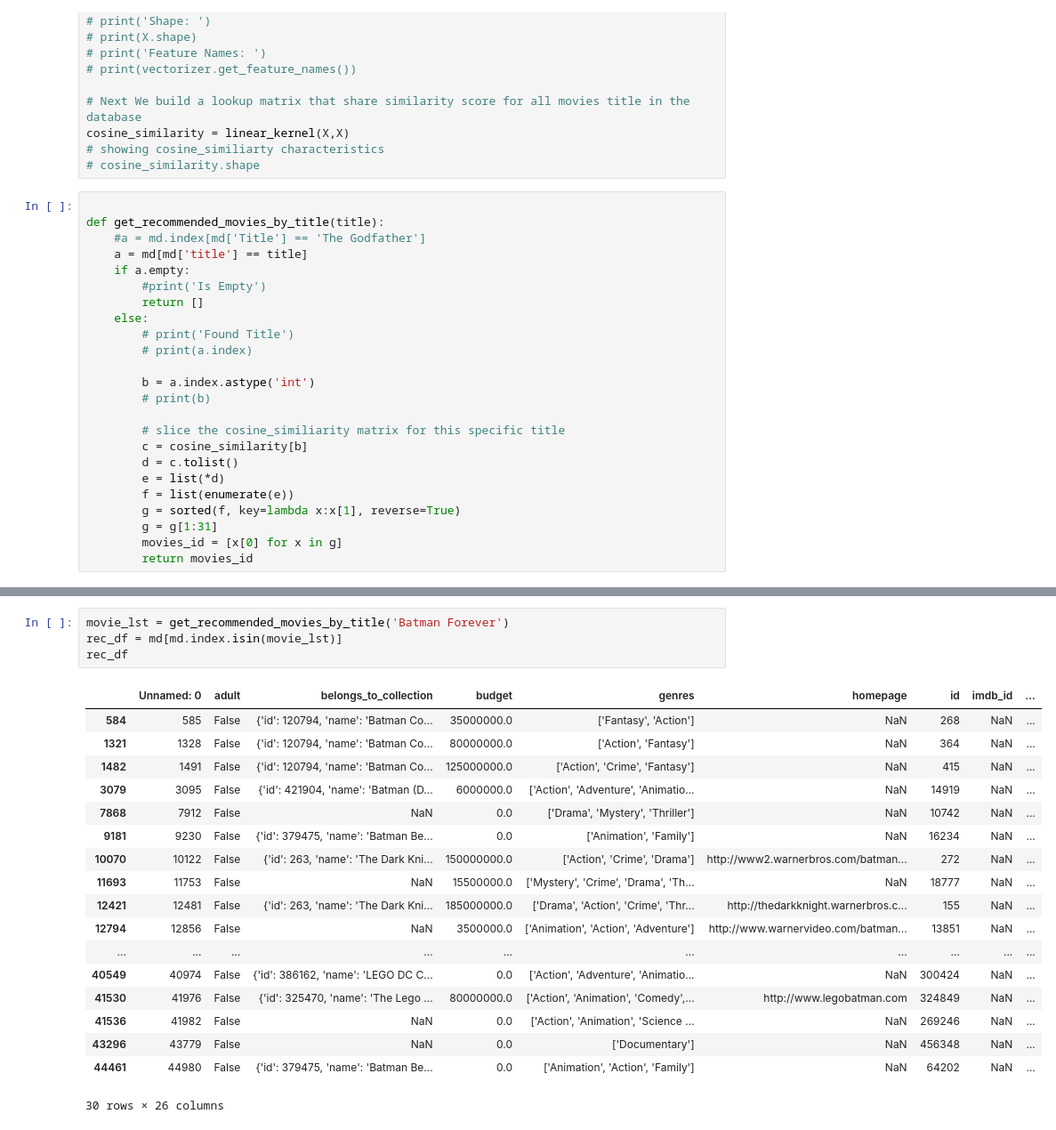
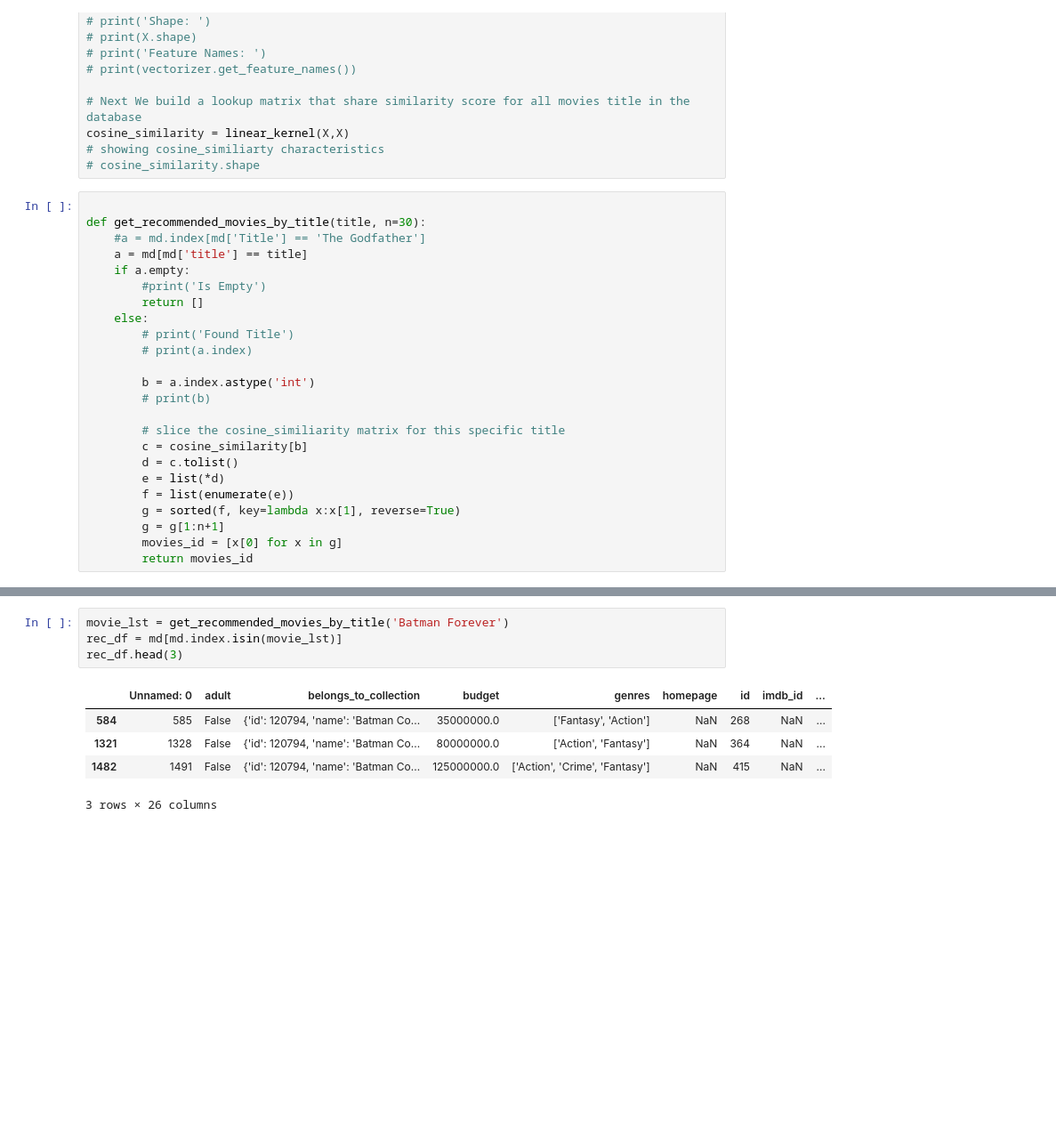
Before and after one commit to todatech/csda-lab, a Jupyter notebook: lab1/movies_rec.ipynb, the cells around one changed output, grey strips where cells are left out. Shown: that part at 89% size. Drawn from its saved outputs; the diff is of its cells as text; blank space fills up the shorter version.

```diff
--- a/lab1/movies_rec.ipynb
+++ b/lab1/movies_rec.ipynb
@@ -110,7 +118,7 @@ cosine_similarity = linear_kernel(X,X)
 # cosine_similarity.shape
 # %%
 
-def get_recommended_movies_by_title(title):
+def get_recommended_movies_by_title(title, n=30):
     #a = md.index[md['Title'] == 'The Godfather']
     a = md[md['title'] == title]
     if a.empty:
@@ -129,7 +137,7 @@ def get_recommended_movies_by_title(title):
         e = list(*d)
         f = list(enumerate(e))
         g = sorted(f, key=lambda x:x[1], reverse=True)
-        g = g[1:31]
+        g = g[1:n+1]
         movies_id = [x[0] for x in g]
         return movies_id
 # %%
@@ -158,23 +153,10 @@ rec_df
 # %%
 movie_lst = get_recommended_movies_by_title('Batman Forever')
 rec_df = md[md.index.isin(movie_lst)]
-rec_df
+rec_df.head(3)
 # %% [output]
 |  | Unnamed: 0 | adult | belongs_to_collection | budget | genres | homepage | id | imdb_id | ... |
 | 584 | 585 | False | {'id': 120794, 'name': 'Batman Co... | 35000000.0 | ['Fantasy', 'Action'] | NaN | 268 | NaN | ... |
 | 1321 | 1328 | False | {'id': 120794, 'name': 'Batman Co... | 80000000.0 | ['Action', 'Fantasy'] | NaN | 364 | NaN | ... |
 | 1482 | 1491 | False | {'id': 120794, 'name': 'Batman Co... | 125000000.0 | ['Action', 'Crime', 'Fantasy'] | NaN | 415 | NaN | ... |
-| 3079 | 3095 | False | {'id': 421904, 'name': 'Batman (D... | 6000000.0 | ['Action', 'Adventure', 'Animatio... | NaN | 14919 | NaN | ... |
-| 7868 | 7912 | False | NaN | 0.0 | ['Drama', 'Mystery', 'Thriller'] | NaN | 10742 | NaN | ... |
-| 9181 | 9230 | False | {'id': 379475, 'name': 'Batman Be... | 0.0 | ['Animation', 'Family'] | NaN | 16234 | NaN | ... |
-| 10070 | 10122 | False | {'id': 263, 'name': 'The Dark Kni... | 150000000.0 | ['Action', 'Crime', 'Drama'] | http://www2.warnerbros.com/batman... | 272 | NaN | ... |
-| 11693 | 11753 | False | NaN | 15500000.0 | ['Mystery', 'Crime', 'Drama', 'Th... | NaN | 18777 | NaN | ... |
-| 12421 | 12481 | False | {'id': 263, 'name': 'The Dark Kni... | 185000000.0 | ['Drama', 'Action', 'Crime', 'Thr... | http://thedarkknight.warnerbros.c... | 155 | NaN | ... |
-| 12794 | 12856 | False | NaN | 3500000.0 | ['Animation', 'Action', 'Adventure'] | http://www.warnervideo.com/batman... | 13851 | NaN | ... |
-| ... | ... | ... | ... | ... | ... | ... | ... | ... | ... |
-| 40549 | 40974 | False | {'id': 386162, 'name': 'LEGO DC C... | 0.0 | ['Action', 'Adventure', 'Animatio... | NaN | 300424 | NaN | ... |
-| 41530 | 41976 | False | {'id': 325470, 'name': 'The Lego ... | 80000000.0 | ['Action', 'Animation', 'Comedy',... | http://www.legobatman.com | 324849 | NaN | ... |
-| 41536 | 41982 | False | NaN | 0.0 | ['Action', 'Animation', 'Science ... | NaN | 269246 | NaN | ... |
-| 43296 | 43779 | False | NaN | 0.0 | ['Documentary'] | NaN | 456348 | NaN | ... |
-| 44461 | 44980 | False | {'id': 379475, 'name': 'Batman Be... | 0.0 | ['Animation', 'Action', 'Family'] | NaN | 64202 | NaN | ... |
-30 rows × 26 columns
+3 rows × 26 columns
```
Also changed, not shown: parts of 31 cells of this notebook, 1 other file.
